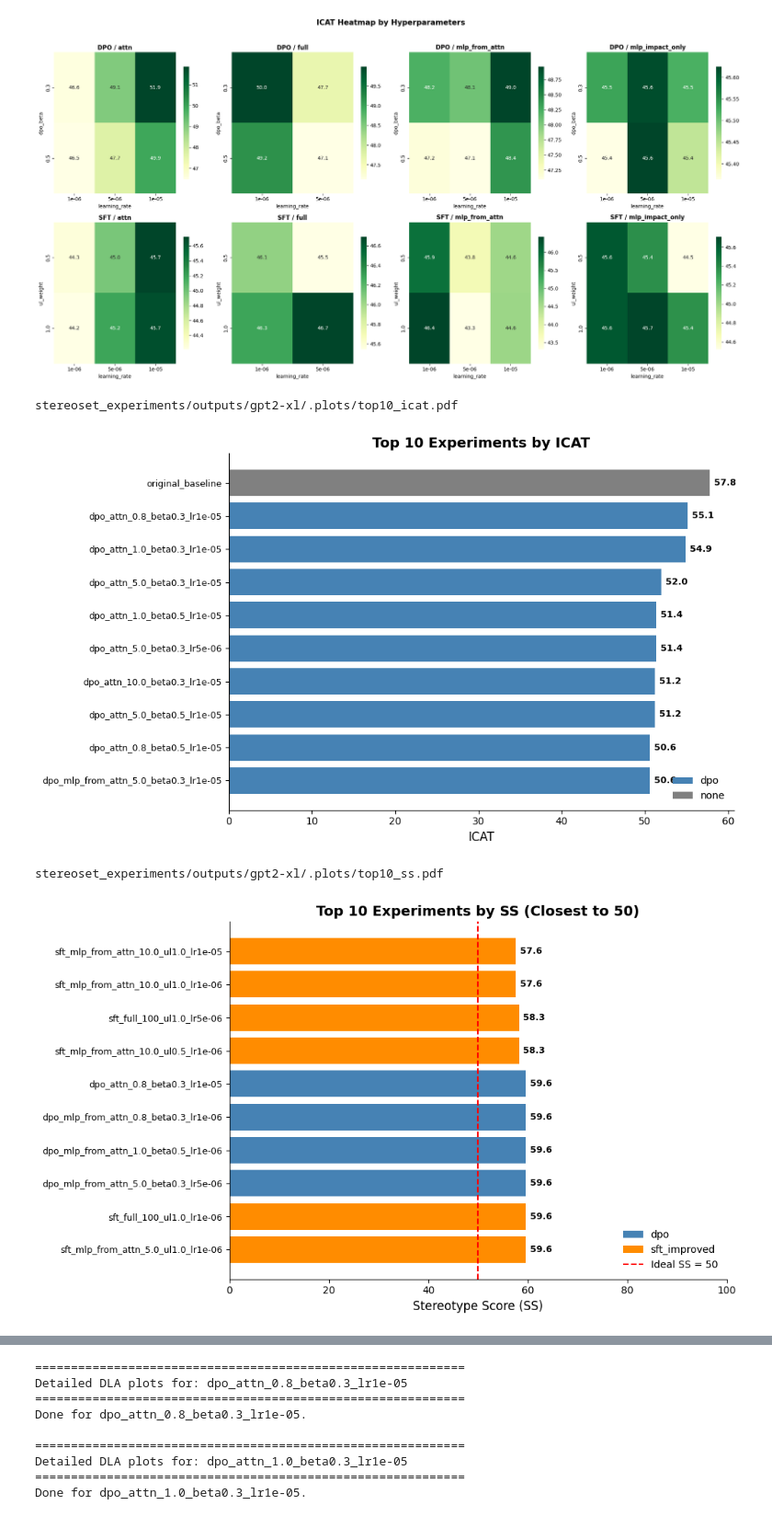
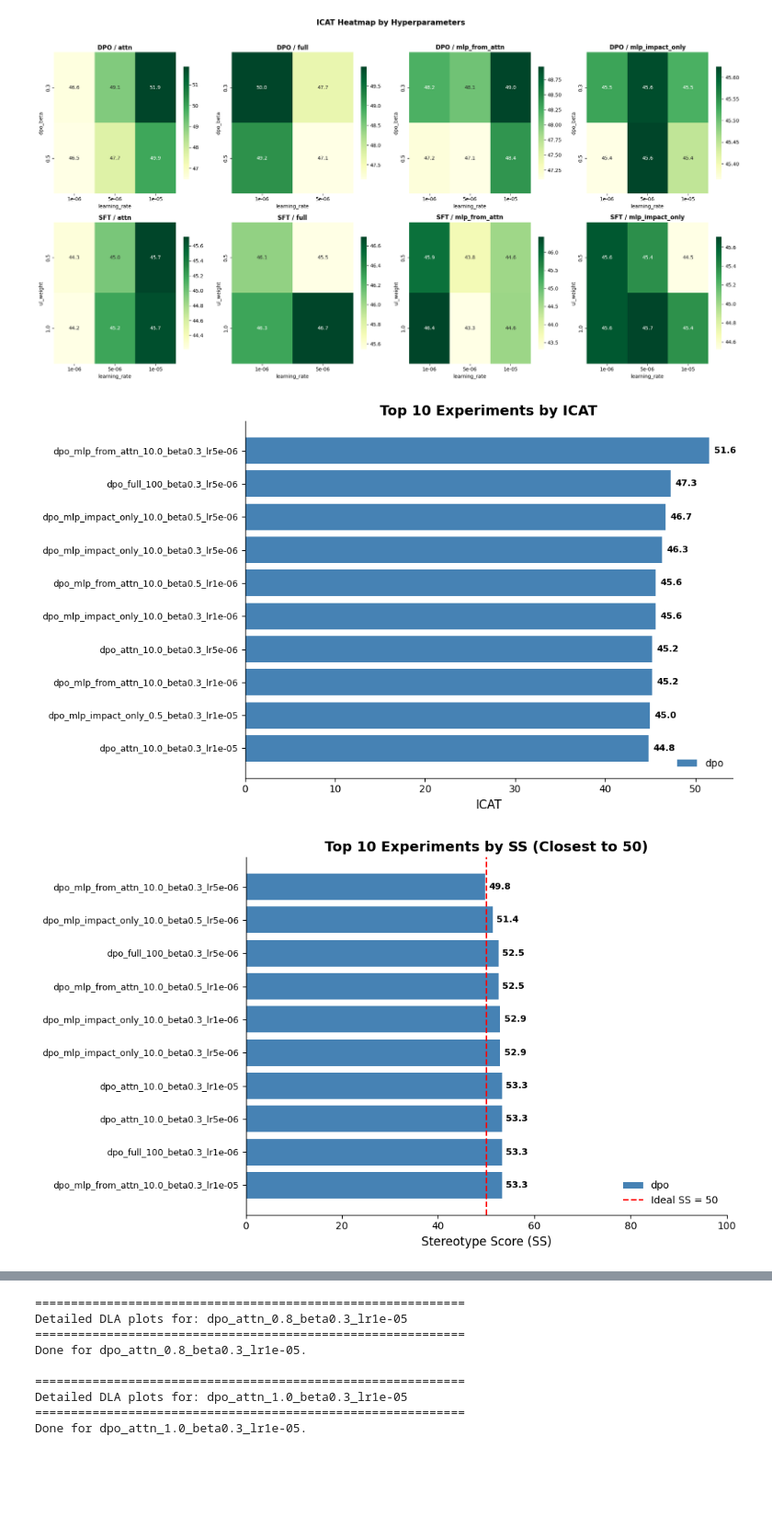
Before and after one commit to MartaSamoilenko/bias-mitigation-interpretability, a Jupyter notebook: experiments/stereoset/fine_tuned_analysis.ipynb, the cells around one changed output, grey strips where cells are left out. Shown at 92% size. Cells and saved outputs as stored; diff of their text form; code cells hidden in the pictures; blank space fills up the shorter version.

Commit message:
gemma update

```diff
--- a/experiments/stereoset/fine_tuned_analysis.ipynb
+++ b/experiments/stereoset/fine_tuned_analysis.ipynb
@@ -8,6 +8,6 @@ import seaborn as sns
 import matplotlib.ticker as ticker
 import s3_utils
 # %%
-log_keys = s3_utils.list_keys("outputs/gpt2-xl/fine_tuned/logs/")
-prefix = s3_utils.s3_key("outputs/gpt2-xl/fine_tuned/logs/")
+log_keys = s3_utils.list_keys("outputs/gemma-2b/fine_tuned_v2/logs/")
+prefix = s3_utils.s3_key("outputs/gemma-2b/fine_tuned_v2/logs/")
 # %% [output]
@@ -21,7 +21,7 @@ run_ids = [
 ]
 runs_metadata = []
 for rid in run_ids:
-    log = s3_utils.read_json(f"outputs/gpt2-xl/fine_tuned/logs/{rid}.json")
+    log = s3_utils.read_json(f"outputs/gemma-2b/fine_tuned_v2/logs/{rid}.json")
     runs_metadata.append({
         "run_id": rid,
         "loss_type": log.get("loss_type"),
@@ -321,8 +321,8 @@ def generate_grouped_analysis(sub_df, scenario_title, all_probs_df, winner_type)
 BIAS_TYPE = "gender"
 
 print("Loading original baseline data...")
-baseline_prob = s3_utils.read_csv("outputs/gpt2-xl/dev_tests/out_DLA_gender_test.csv")
-baseline_impact = s3_utils.read_csv("outputs/gpt2-xl/dev_tests/accumulated_impact_gender_test.csv")
+baseline_prob = s3_utils.read_csv("outputs/gemma-2b/dev_tests/out_DLA_gender_baseline_dev_v2.csv")
+baseline_impact = s3_utils.read_csv("outputs/gemma-2b/dev_tests/accumulated_impact_gender_baseline_dev_v2.csv")
 
 baseline_ss, baseline_lms, baseline_icat = compute_metrics(baseline_prob)
 print(f"Baseline metrics -- SS: {baseline_ss:.2f}, LMS: {baseline_lms:.2f}, ICAT: {baseline_icat:.2f}")
@@ -351,7 +351,7 @@ loaded_runs["original_baseline"] = {
 
 for i, row in runs_metadata_df.iterrows():
     rid = row["run_id"]
-    base = f"outputs/gpt2-xl/fine_tuned/results/{rid}"
+    base = f"outputs/gemma-2b/fine_tuned_v2/results/{rid}"
     try:
         prob_df = s3_utils.read_csv(f"{base}/out_DLA_gender_test.csv")
         impact_df = s3_utils.read_csv(f"{base}/accumulated_impact_gender_test.csv")
@@ -402,7 +402,7 @@ ci_rows = []
 for _, row in metrics_df.iterrows():
     rid = row["run_id"]
     prob_df = loaded_runs[rid]["prob"]
-    ss, lms, icat, ss_ci, lms_ci, icat_ci = bootstrap_metrics(prob_df, n_boot=10000)
+    ss, lms, icat, ss_ci, lms_ci, icat_ci = bootstrap_metrics(prob_df, n_boot=10)
     ci_rows.append({
         "run_id": rid,
         "SS_lo": ss_ci[0], "SS_hi": ss_ci[1],
@@ -421,7 +421,7 @@ perm_rows = []
 for _, row in top5_icat.iterrows():
     rid = row["run_id"]
     ft_prob = loaded_runs[rid]["prob"]
-    delta_ss, p_val = permutation_test_ss(baseline_prob, ft_prob, n_perm=10000)
+    delta_ss, p_val = permutation_test_ss(baseline_prob, ft_prob, n_perm=10)
     bl_ss = metrics_df.loc[metrics_df["run_id"] == "original_baseline", "SS"].values[0]
     h = cohens_h(row["SS"] / 100, bl_ss / 100)
     perm_rows.append({"run_id": rid, "delta_SS": delta_ss, "p_value": p_val, "cohens_h": h})
@@ -828,40 +828,38 @@ ax.legend(handles=legend_elements, frameon=False, loc="lower right")
 
 sns.despine()
 plt.tight_layout()
-s3_utils.save_plot(fig, "outputs/gpt2-xl/.plots/top10_icat.pdf")
+# s3_utils.save_plot(fig, "outputs/gpt2-xl/.plots/top10_icat.pdf")
 plt.show()
 # %% [output]
-stereoset_experiments/outputs/gpt2-xl/.plots/top10_icat.pdf
-[figure, old version]
+[figure, new version]
 # %%
 top_ss = metrics_df.nsmallest(10, "SS_deviation").reset_index(drop=True)
 
 colors = [color_map.get(lt, "gray") for lt in top_ss["loss_type"]]
 
 fig, ax = plt.subplots(figsize=(10, 6))
 bars = ax.barh(range(len(top_ss)), top_ss["SS"], color=colors)
 ax.axvline(x=50, color="red", linestyle="--", linewidth=1.5, label="Ideal SS = 50")
 ax.set_yticks(range(len(top_ss)))
 ax.set_yticklabels(top_ss["run_id"], fontsize=9)
 ax.invert_yaxis()
 ax.set_xlabel("Stereotype Score (SS)", fontsize=12)
 ax.set_xlim(0, 100)
 ax.set_title("Top 10 Experiments by SS (Closest to 50)", fontweight="bold", fontsize=14)
 
 for i, val in enumerate(top_ss["SS"]):
     ax.text(val + 0.8, i, f"{val:.1f}", va="center", fontsize=9, fontweight="bold")
 
 legend_elements = [Patch(facecolor=c, label=l) for l, c in color_map.items() if l in top_ss["loss_type"].values]
 legend_elements.append(plt.Line2D([0], [0], color="red", linestyle="--", label="Ideal SS = 50"))
 ax.legend(handles=legend_elements, frameon=False, loc="lower right")
 
 sns.despine()
 plt.tight_layout()
-s3_utils.save_plot(fig, "outputs/gpt2-xl/.plots/top10_ss.pdf")
+# s3_utils.save_plot(fig, "outputs/gpt2-xl/.plots/top10_ss.pdf")
 plt.show()
 # %% [output]
-stereoset_experiments/outputs/gpt2-xl/.plots/top10_ss.pdf
-[figure, old version]
+[figure, new version]
 # %%
 top_lms = metrics_df.nlargest(10, "LMS").reset_index(drop=True)
 
```
Also changed, not shown: parts of 14 cells of this notebook, 1 other file.
